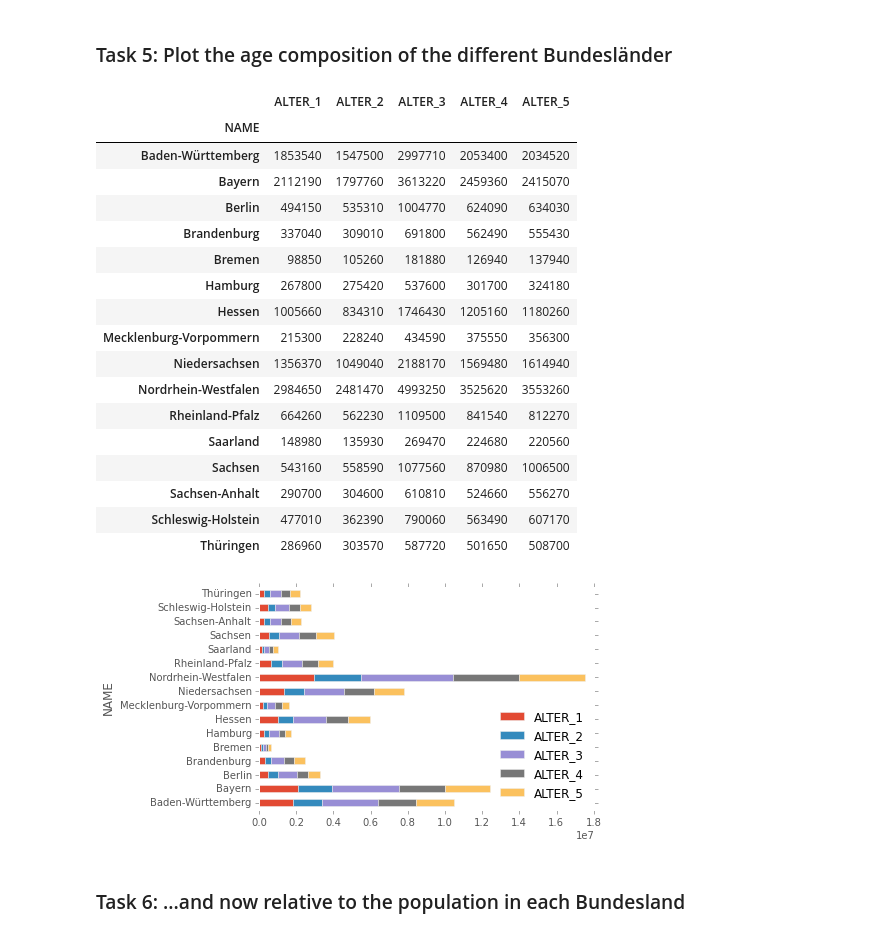
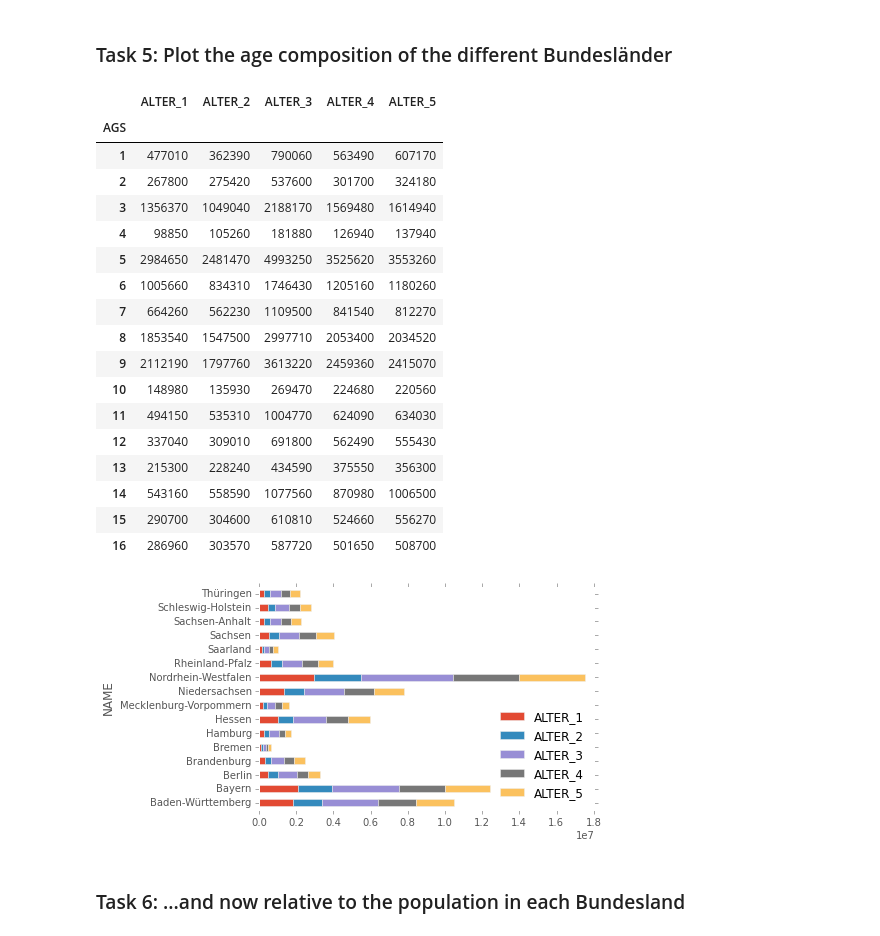
Before and after one commit to theinfluenzor/hu_bp_python_course, a Jupyter notebook: 06_pandas/pandas_exercise.ipynb, the cells around one changed output. Cells and saved outputs as stored; diff of their text form; code cells hidden in the pictures.

```diff
--- a/06_pandas/pandas_exercise.ipynb
+++ b/06_pandas/pandas_exercise.ipynb
@@ -70,27 +70,28 @@ bdl
 # %%
 alter = [x for x in bdl.columns if 'ALTER' in x]
 ages = bdl.groupby('NAME')[alter].sum()
 ages.plot(kind='barh', stacked=True)
-ages
+alter
+bdl[alter]
 # %% [output]
 |  | ALTER_1 | ALTER_2 | ALTER_3 | ALTER_4 | ALTER_5 |
-| NAME |  |  |  |  |  |
-| Baden-Württemberg | 1853540 | 1547500 | 2997710 | 2053400 | 2034520 |
-| Bayern | 2112190 | 1797760 | 3613220 | 2459360 | 2415070 |
-| Berlin | 494150 | 535310 | 1004770 | 624090 | 634030 |
-| Brandenburg | 337040 | 309010 | 691800 | 562490 | 555430 |
-| Bremen | 98850 | 105260 | 181880 | 126940 | 137940 |
-| Hamburg | 267800 | 275420 | 537600 | 301700 | 324180 |
-| Hessen | 1005660 | 834310 | 1746430 | 1205160 | 1180260 |
-| Mecklenburg-Vorpommern | 215300 | 228240 | 434590 | 375550 | 356300 |
-| Niedersachsen | 1356370 | 1049040 | 2188170 | 1569480 | 1614940 |
-| Nordrhein-Westfalen | 2984650 | 2481470 | 4993250 | 3525620 | 3553260 |
-| Rheinland-Pfalz | 664260 | 562230 | 1109500 | 841540 | 812270 |
-| Saarland | 148980 | 135930 | 269470 | 224680 | 220560 |
-| Sachsen | 543160 | 558590 | 1077560 | 870980 | 1006500 |
-| Sachsen-Anhalt | 290700 | 304600 | 610810 | 524660 | 556270 |
-| Schleswig-Holstein | 477010 | 362390 | 790060 | 563490 | 607170 |
-| Thüringen | 286960 | 303570 | 587720 | 501650 | 508700 |
+| AGS |  |  |  |  |  |
+| 1 | 477010 | 362390 | 790060 | 563490 | 607170 |
+| 2 | 267800 | 275420 | 537600 | 301700 | 324180 |
+| 3 | 1356370 | 1049040 | 2188170 | 1569480 | 1614940 |
+| 4 | 98850 | 105260 | 181880 | 126940 | 137940 |
+| 5 | 2984650 | 2481470 | 4993250 | 3525620 | 3553260 |
+| 6 | 1005660 | 834310 | 1746430 | 1205160 | 1180260 |
+| 7 | 664260 | 562230 | 1109500 | 841540 | 812270 |
+| 8 | 1853540 | 1547500 | 2997710 | 2053400 | 2034520 |
+| 9 | 2112190 | 1797760 | 3613220 | 2459360 | 2415070 |
+| 10 | 148980 | 135930 | 269470 | 224680 | 220560 |
+| 11 | 494150 | 535310 | 1004770 | 624090 | 634030 |
+| 12 | 337040 | 309010 | 691800 | 562490 | 555430 |
+| 13 | 215300 | 228240 | 434590 | 375550 | 356300 |
+| 14 | 543160 | 558590 | 1077560 | 870980 | 1006500 |
+| 15 | 290700 | 304600 | 610810 | 524660 | 556270 |
+| 16 | 286960 | 303570 | 587720 | 501650 | 508700 |
 [figure]
 # %% [markdown]
 ### Task 6: ...and now relative to the population in each Bundesland
```
Also changed, not shown: 2 other files.
